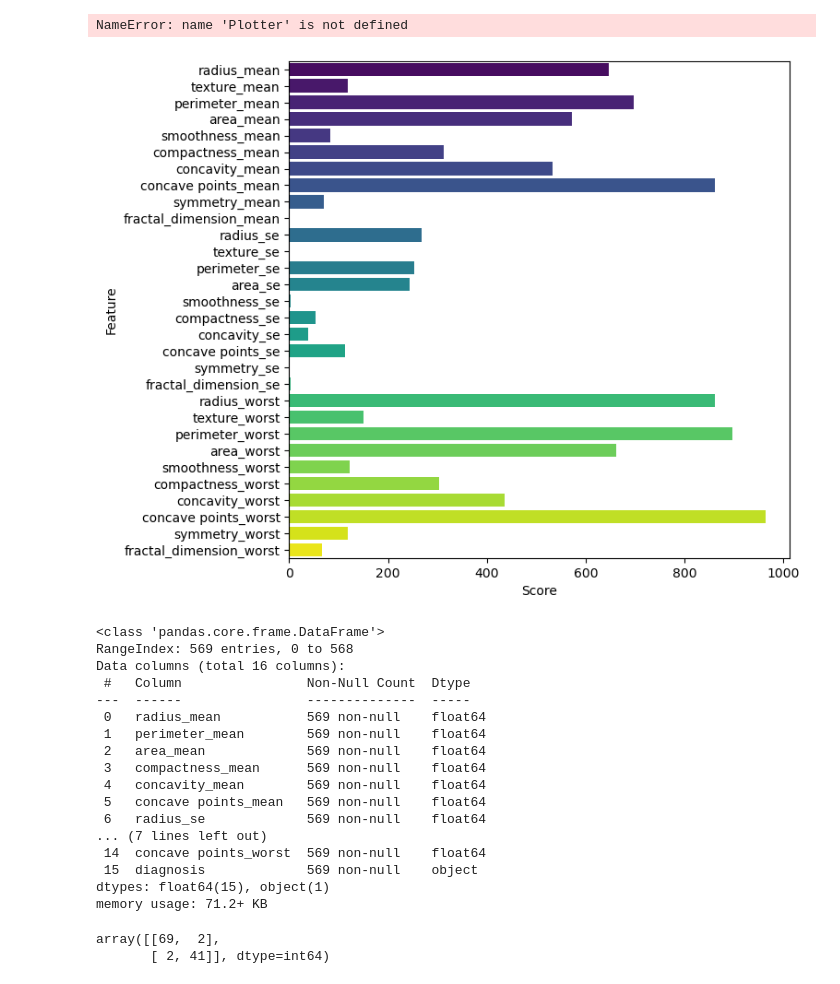
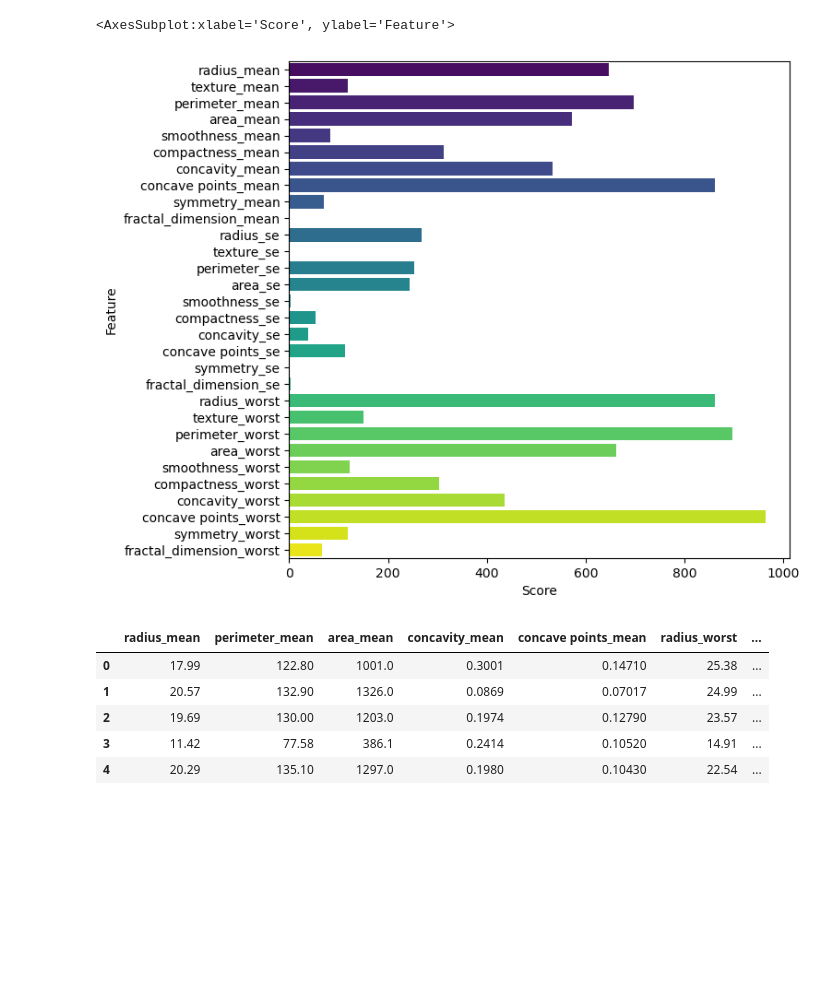
Before and after one commit to kevin1043/virtual-cancer-care, a Jupyter notebook: project/notebooks/breast_cancer_model.ipynb, the cells around one changed output. Drawn from its saved outputs; the diff is of its cells as text; code cells hidden in the pictures; blank space fills up the shorter version.

```diff
--- a/project/notebooks/breast_cancer_model.ipynb
+++ b/project/notebooks/breast_cancer_model.ipynb
@@ -9,11 +9,11 @@ from sklearn.feature_selection import SelectKBest
 from sklearn.feature_selection import chi2, f_classif
 import seaborn as sns
 
-ds= pd.read_csv('breast-cancer.csv')
+ds= pd.read_csv('breast_cancer_original.csv')
 np.set_printoptions(suppress=True)
 
-#X= ds.iloc[:, 1:].values
-y= ds.iloc[:, 0].values
+X= ds.iloc[:, 1:31]
+y= ds.iloc[:, 0]
 # %%
 #categorical data
 #malignant-> 1
@@ -23,15 +23,17 @@ from sklearn.preprocessing import LabelEncoder
 
 encoder = LabelEncoder()
 y = encoder.fit_transform(y)
+# %%
+
+X = pd.DataFrame(X)
+Y = y
+bestfeatures = SelectKBest(score_func=f_classif, k='all')
+fit = bestfeatures.fit(X,y)
+
+dfscores = pd.DataFrame(fit.scores_)
+dfcolumns = pd.DataFrame(X.columns.values)
 # %%
 
-X = ds.drop('diagnosis', axis = 1)
-Y = y
-bestfeatures = SelectKBest(score_func=f_classif, k='all')
-fit = bestfeatures.fit(X,Y)
-
-dfscores = pd.DataFrame(fit.scores_)
-dfcolumns = pd.DataFrame(X.columns)
 #concat two dataframes for better visualization
 featureScores = pd.concat([dfcolumns,dfscores],axis=1)
 featureScores.columns = ['Feature','Score']  #naming the dataframe columns
@@ -39,39 +41,27 @@ featureScores.columns = ['Feature','Score']  #naming the dataframe columns
 #Visualize the feature scores
 fig, ax=plt.subplots(figsize=(7,7))
 plot=sns.barplot(data=featureScores, x='Score', y='Feature', palette='viridis',linewidth=0.5, saturation=2, orient='h')
-Plotter(plot, 'Score', 'Feature', legend=False, save=True, save_name='Feature Importance.png')#Plotter function for aesthetics
+#Plotter(plot, 'Score', 'Feature', legend=False, save=True, save_name='Feature Importance.png')#Plotter function for aesthetics
 plot
 # %% [output]
-NameError: name 'Plotter' is not defined
+<AxesSubplot:xlabel='Score', ylabel='Feature'>
 [figure]
 # %%
 #Selection method
-selection=featureScores[featureScores['Score']>=200]
+selection=featureScores[featureScores['Score']>=400]
 selection=list(selection['Feature'])
 selection.append('diagnosis')
+
 #Adding the Level string to be used to make new data frame
 new_ds=ds[selection]
 #New dataframe with selected features
 new_ds.head()
-#Lets take a look at the first 5
-new_ds.info()
 # %% [output]
-<class 'pandas.core.frame.DataFrame'>
-RangeIndex: 569 entries, 0 to 568
-Data columns (total 16 columns):
- #   Column                Non-Null Count  Dtype
----  ------                --------------  -----
- 0   radius_mean           569 non-null    float64
- 1   perimeter_mean        569 non-null    float64
- 2   area_mean             569 non-null    float64
- 3   compactness_mean      569 non-null    float64
- 4   concavity_mean        569 non-null    float64
- 5   concave points_mean   569 non-null    float64
- 6   radius_se             569 non-null    float64
-... (7 lines left out)
- 14  concave points_worst  569 non-null    float64
- 15  diagnosis             569 non-null    object
-dtypes: float64(15), object(1)
-memory usage: 71.2+ KB
+|  | radius_mean | perimeter_mean | area_mean | concavity_mean | concave points_mean | radius_worst | ... |
+| 0 | 17.99 | 122.80 | 1001.0 | 0.3001 | 0.14710 | 25.38 | ... |
+| 1 | 20.57 | 132.90 | 1326.0 | 0.0869 | 0.07017 | 24.99 | ... |
+| 2 | 19.69 | 130.00 | 1203.0 | 0.1974 | 0.12790 | 23.57 | ... |
+| 3 | 11.42 | 77.58 | 386.1 | 0.2414 | 0.10520 | 14.91 | ... |
+| 4 | 20.29 | 135.10 | 1297.0 | 0.1980 | 0.10430 | 22.54 | ... |
 # %%
 from sklearn.model_selection import train_test_split
@@ -86,21 +75,0 @@ X_test = sc_X.transform(X_test)
-# %%
-#Logistic Regression
-#  fitting logistic Regression on dataset
-
-from sklearn.linear_model import LogisticRegression
-classifier = LogisticRegression()
-classifier.fit(X_train, y_train)
-
-#prediction the test set result
-y_pred = classifier.predict(X_test)
-y_pred
-
-#confusion matrix
-from sklearn.metrics import confusion_matrix, accuracy_score
-cm = confusion_matrix(y_test, y_pred)
-
-ac = accuracy_score(y_test, y_pred)
-cm
-# %% [output]
-array([[69,  2],
-       [ 2, 41]], dtype=int64)
```
Also changed, not shown: parts of 6 cells of this notebook, 4 other files.
